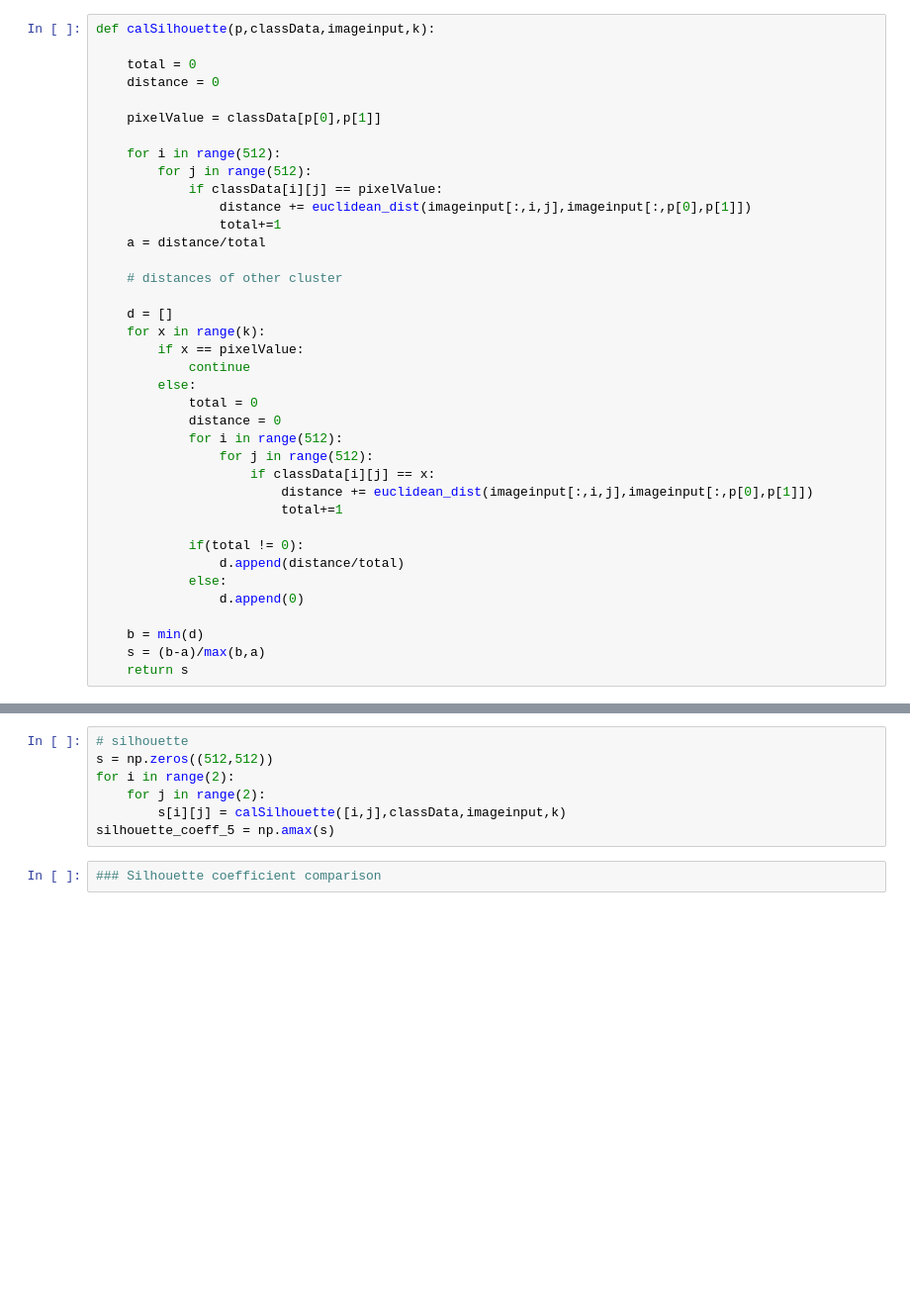
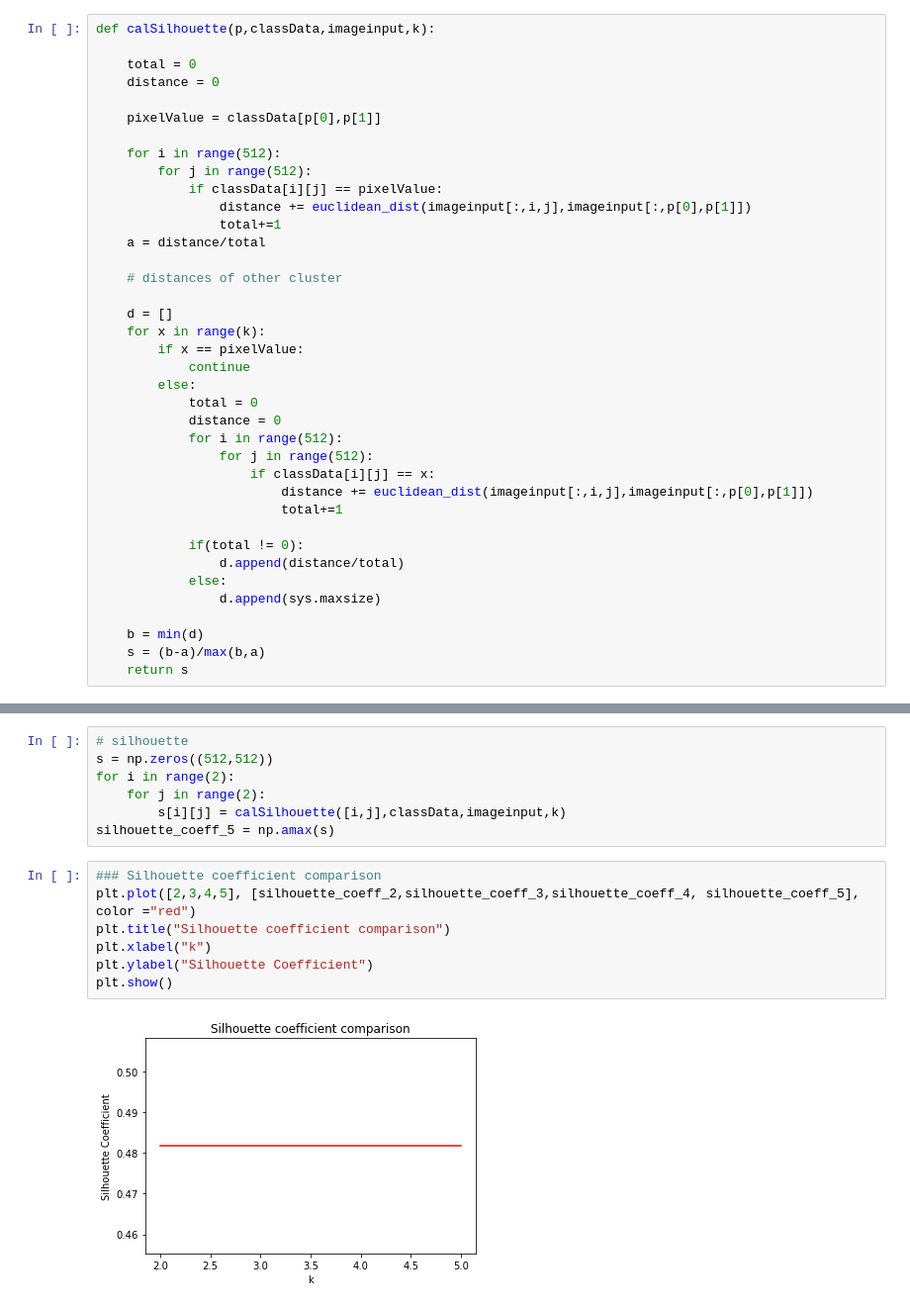
Before and after one commit to ajaybiswas22/k-means-clustering, a Jupyter notebook: src/k_means_code.ipynb, the cells around one changed output, grey strips where cells are left out. Shown: that part at 99% size. Saved outputs shown, nothing was run; the diff lists cells and outputs as text; blank space fills up the shorter version.

```diff
--- a/src/k_means_code.ipynb
+++ b/src/k_means_code.ipynb
@@ -158,7 +158,7 @@ def calSilhouette(p,classData,imageinput,k):
             if(total != 0):
                 d.append(distance/total)
             else:
-                d.append(0)
+                d.append(sys.maxsize)
 
     b = min(d)
     s = (b-a)/max(b,a)
@@ -257,5 +259,12 @@ for i in range(2):
     for j in range(2):
         s[i][j] = calSilhouette([i,j],classData,imageinput,k)
 silhouette_coeff_5 = np.amax(s)
-# %%
-### Silhouette coefficient comparison
+# %%
+### Silhouette coefficient comparison
+plt.plot([2,3,4,5], [silhouette_coeff_2,silhouette_coeff_3,silhouette_coeff_4, silhouette_coeff_5], color ="red")
+plt.title("Silhouette coefficient comparison")
+plt.xlabel("k")
+plt.ylabel("Silhouette Coefficient")
+plt.show()
+# %% [output]
+[figure, added]
```
Also changed, not shown: parts of 1 cell of this notebook.
